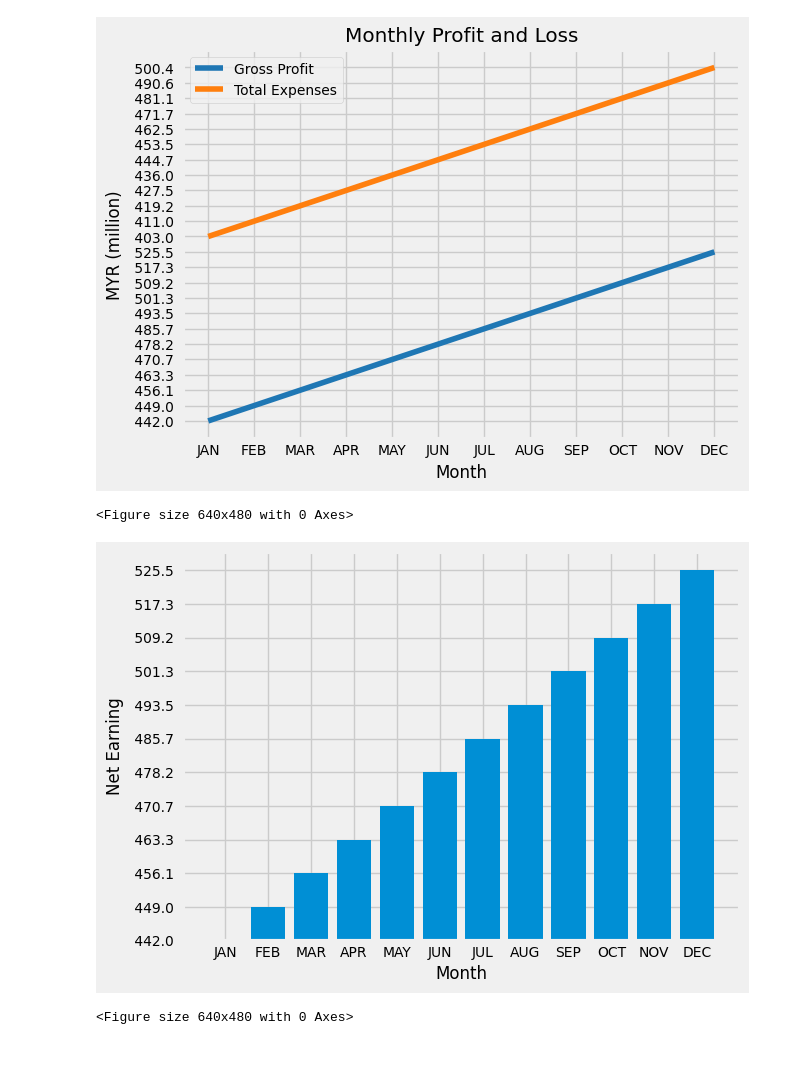
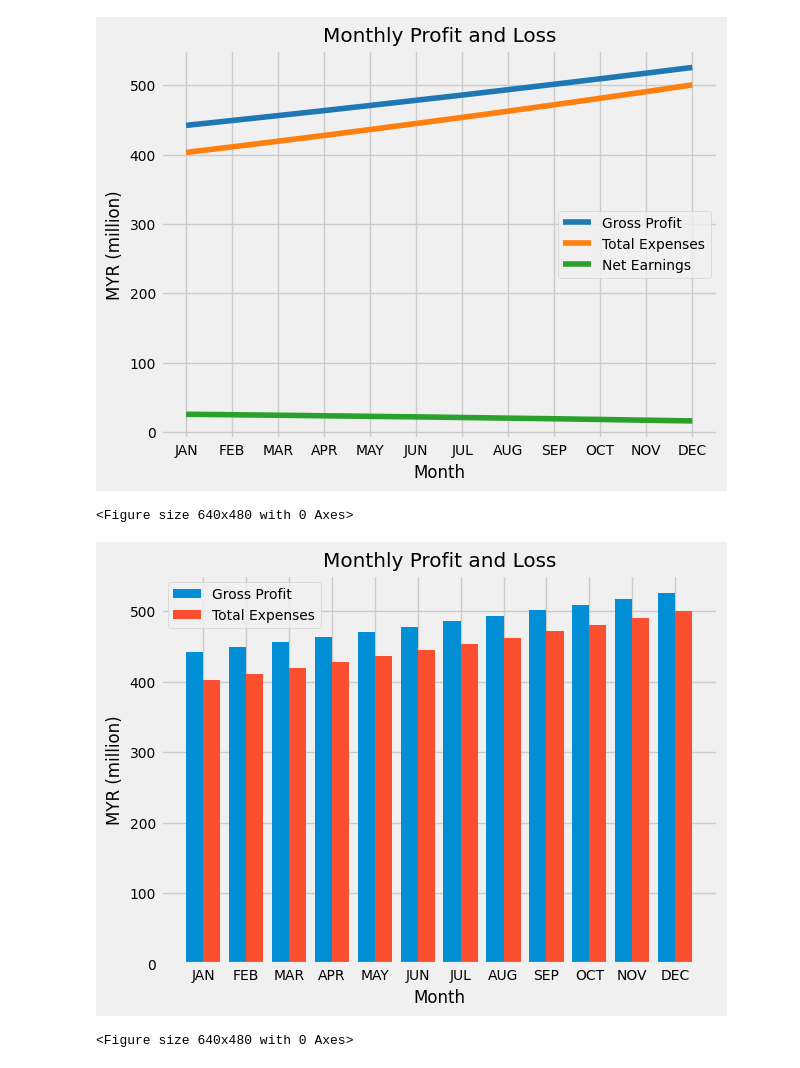
Before and after one commit to nazRainer/data_visual, a Jupyter notebook: sample_profit.ipynb, the cells around one changed output. Cells and saved outputs as stored; diff of their text form; code cells hidden in the pictures.

```diff
--- a/sample_profit.ipynb
+++ b/sample_profit.ipynb
@@ -15,6 +15,6 @@ plt.rcParams.update({'font.size': 10})
 colors = ['#1f77b4', '#aec7e8', '#ff7f0e', '#ffbb78', '#2ca02c', '#98df8a']
 # %%
 # read and filter
-df = pd.read_csv('Profit-and-Loss-Statement.csv')
-data= data[data['Month'] != 'Full Year']
+data = pd.read_csv('profit-loss.csv')
+#data= data[data['Month'] != 'Full Year']
 # %%
@@ -56,34 +29,39 @@ print(
 # %%
-# initialize attribute
 month = data['Month']
 profit = data['Gross Profit']
 expense = data['Total Expenses']
 net = data['Net Earnings']
 
-# plot (x,y)
 plt.plot(month, profit, color=colors[0], label = 'Gross Profit')
 plt.plot(month, expense, color=colors[2], label = 'Total Expenses')
-#plt.plot(month, net, color=colors[4], label = 'Net Earnings')
+plt.plot(month, net, color=colors[4], label = 'Net Earnings')
 
-plt.legend() # legend
-plt.title('Monthly Profit and Loss') # title
-plt.ylabel('MYR (million)') # y-label
-plt.xlabel('Month') # x-label
+plt.legend()
+plt.title('Monthly Profit and Loss')
+plt.ylabel('MYR (million)')
+plt.xlabel('Month')
+plt.show()
 
-plt.show() # show figure
-
-plt.savefig("Line Graph: Monthly Profit and Loss.png") # save figure
+plt.savefig("Line Graph: Monthly Profit and Loss.png")
 # %% [output]
-[figure, old version]
+[figure, new version]
 <Figure size 640x480 with 0 Axes>
 # %%
+bar1 = np.arange(len(month))
+bar2 = [i+w for i in bar1]
+w = 0.4
+plt.bar(bar1, profit, w, label = 'Gross Profit')
+plt.bar(bar2, expense, w, label = 'Total Expenses')
+#plt.bar(month, net, label = 'Net Earnings')
+
+plt.legend()
+plt.title('Monthly Profit and Loss')
+plt.ylabel('MYR (million)')
 plt.xlabel('Month')
-plt.ylabel('Net Earning')
-plt.bar(month, profit, label = 'Gross Profit')
-#plt.bar(month, expense, label = 'Total Expenses')
-#plt.bar(month, net, color=colors[4], label = 'Net Earnings')
+plt.xticks(bar1+w/2, month)
+
 plt.show()
-plt.savefig("Bar Chart: Monthly Net Earning.png") # save figure
+plt.savefig("Bar Chart: Monthly Profit and Loss.png")
 # %% [output]
-[figure, old version]
+[figure, new version]
 <Figure size 640x480 with 0 Axes>
```
Also changed, not shown: parts of 4 cells of this notebook.
